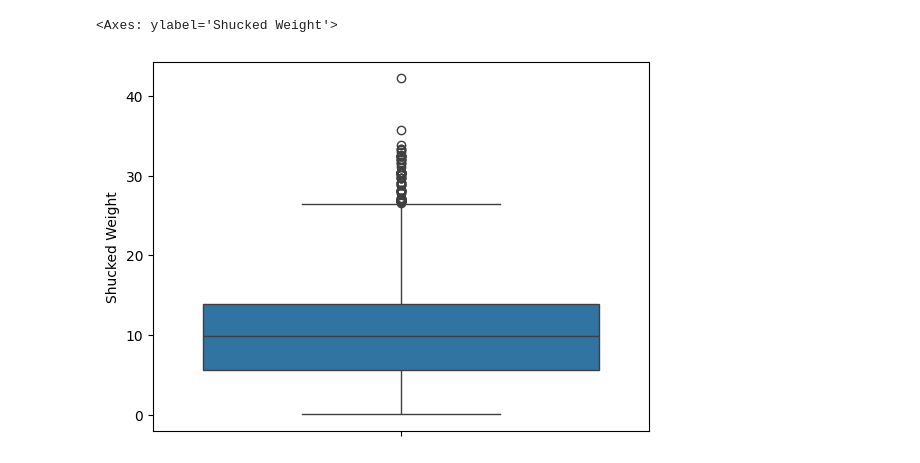
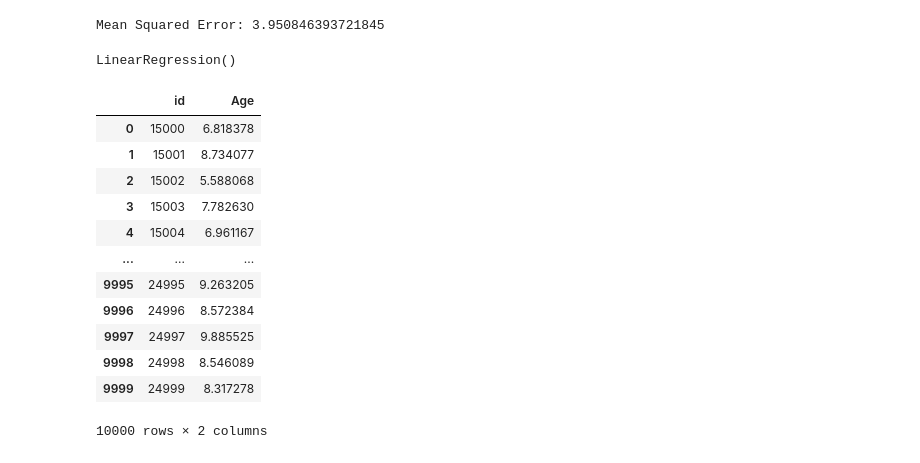
Before and after one commit to UznetDev/Data-science-home-work, a Jupyter notebook: Exam_2.ipynb, the cells around one changed output. Cells and saved outputs as stored; diff of their text form; code cells hidden in the pictures.

```diff
--- a/Exam_2.ipynb
+++ b/Exam_2.ipynb
@@ -41,5 +30,7 @@ memory usage: 1.1+ MB
-# %%
-sns.boxplot(df['Shucked Weight'])
-# %% [output]
-<Axes: ylabel='Shucked Weight'>
-[figure, removed]
+# %%
+enc = OneHotEncoder(handle_unknown='ignore')
+
+enc.fit_transform(df[['Sex']])
+
+
+df['Sex'] = enc.transform(df[['Sex']]).toarray()
@@ -45,0 +43,42 @@ sns.boxplot(df['Shucked Weight'])
+# %%
+X_train, X_test, y_train, y_test = train_test_split(X_poly_train, y, test_size=0.2, random_state=42)
+
+model = LinearRegression()
+model.fit(X_train, y_train)
+
+y_pred = model.predict(X_test)
+
+mse = mean_squared_error(y_test, y_pred)
+print(f'Mean Squared Error: {mse}')
+# %% [output]
+Mean Squared Error: 3.950846393721845
+# %%
+X = df.drop(columns=['Age', 'id', 'Sex'], axis=1)
+y = df['Age']
+
+model = LinearRegression()
+model.fit(X, y)
+# %% [output]
+LinearRegression()
+# %%
+test = pd.read_csv('test.csv')
+y_test_pred = model.predict(test.drop(columns=['id', 'Sex'], axis=1))
+submission_df = pd.DataFrame({'id': test['id'], 'Age': y_test_pred})
+submission_df.to_csv('sample_submission.csv',
+                     index=False)
+# %%
+submission_df
+# %% [output]
+|  | id | Age |
+| 0 | 15000 | 6.818378 |
+| 1 | 15001 | 8.734077 |
+| 2 | 15002 | 5.588068 |
+| 3 | 15003 | 7.782630 |
+| 4 | 15004 | 6.961167 |
+| ... | ... | ... |
+| 9995 | 24995 | 9.263205 |
+| 9996 | 24996 | 8.572384 |
+| 9997 | 24997 | 9.885525 |
+| 9998 | 24998 | 8.546089 |
+| 9999 | 24999 | 8.317278 |
+10000 rows × 2 columns
```
Also changed, not shown: parts of 19 cells of this notebook.
